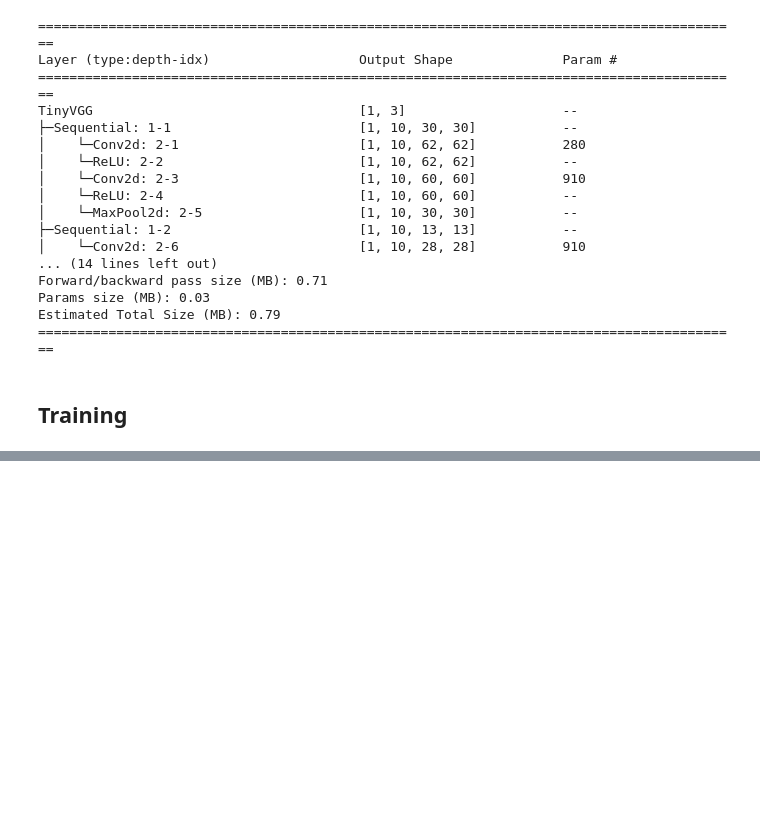
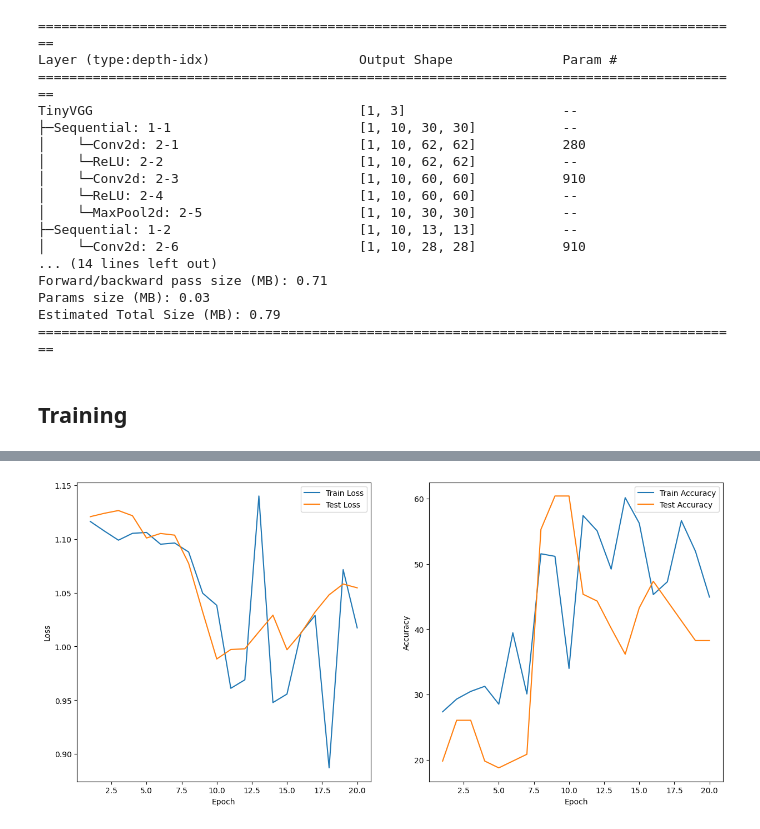
Before and after one commit to TalhaPekdemir/learning-pytorch, a Jupyter notebook: custom-datasets.ipynb, the cells around one changed output, grey strips where cells are left out. Saved outputs shown, nothing was run; the diff lists cells and outputs as text; code cells hidden in the pictures; blank space fills up the shorter version.

```diff
--- a/custom-datasets.ipynb
+++ b/custom-datasets.ipynb
@@ -485,0 +565,11 @@ plot_history(history)
+# %%
+# train_dir = data_path / "train"
+# test_dir = data_path / "test"
+
+augmented_train_dataset = torchvision.datasets.ImageFolder(root=train_dir,
+                                                           transform=augmentation_train_transform)
+
+augmented_test_dataset = torchvision.datasets.ImageFolder(root=test_dir,
+                                                          transform=augmentation_test_transform)
+
+augmented_train_dataset, augmented_test_dataset
@@ -485,0 +612,34 @@ plot_history(history)
+# %%
+augmented_train_dataloader = DataLoader(dataset=augmented_train_dataset,
+                                        batch_size=32,
+                                        shuffle=True,
+                                        )
+
+augmented_test_dataloader = DataLoader(dataset=augmented_test_dataset,
+                                       batch_size=32,
+                                       shuffle=False,
+                                       )
+
+torch.manual_seed(7)
+torch.cuda.manual_seed(7)
+model2 = TinyVGG(in_channels=3, out_features=len(class_names)).to(device)
+
+# loss function
+loss_fn = nn.CrossEntropyLoss()
+
+# optimizer
+optimizer = torch.optim.Adam(model2.parameters(), lr=0.001)
+
+torch.manual_seed(7)
+torch.cuda.manual_seed(7)
+
+model2_history = train(train_dataloader=augmented_train_dataloader,
+                       test_dataloader=augmented_test_dataloader,
+                       loss_fn=loss_fn,
+                       acc_fn=accuracy_fn,
+                       model=model2,
+                       epochs=20,
+                       device=device)
+
+plot_history(model2_history)
+# %% [output]
@@ -485,0 +666 @@ plot_history(history)
+[figure, added]
```
Also changed, not shown: parts of 37 cells of this notebook.
